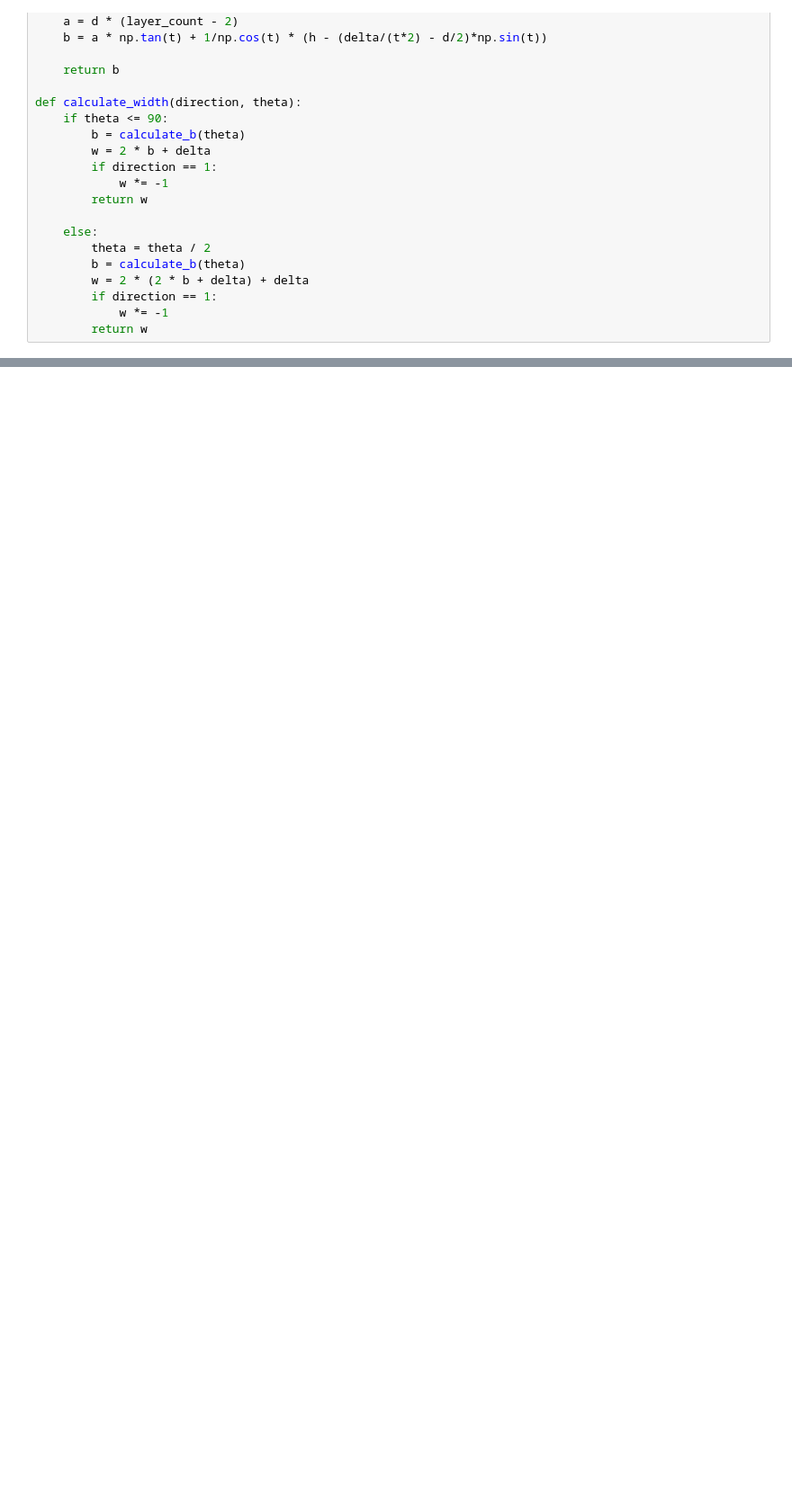
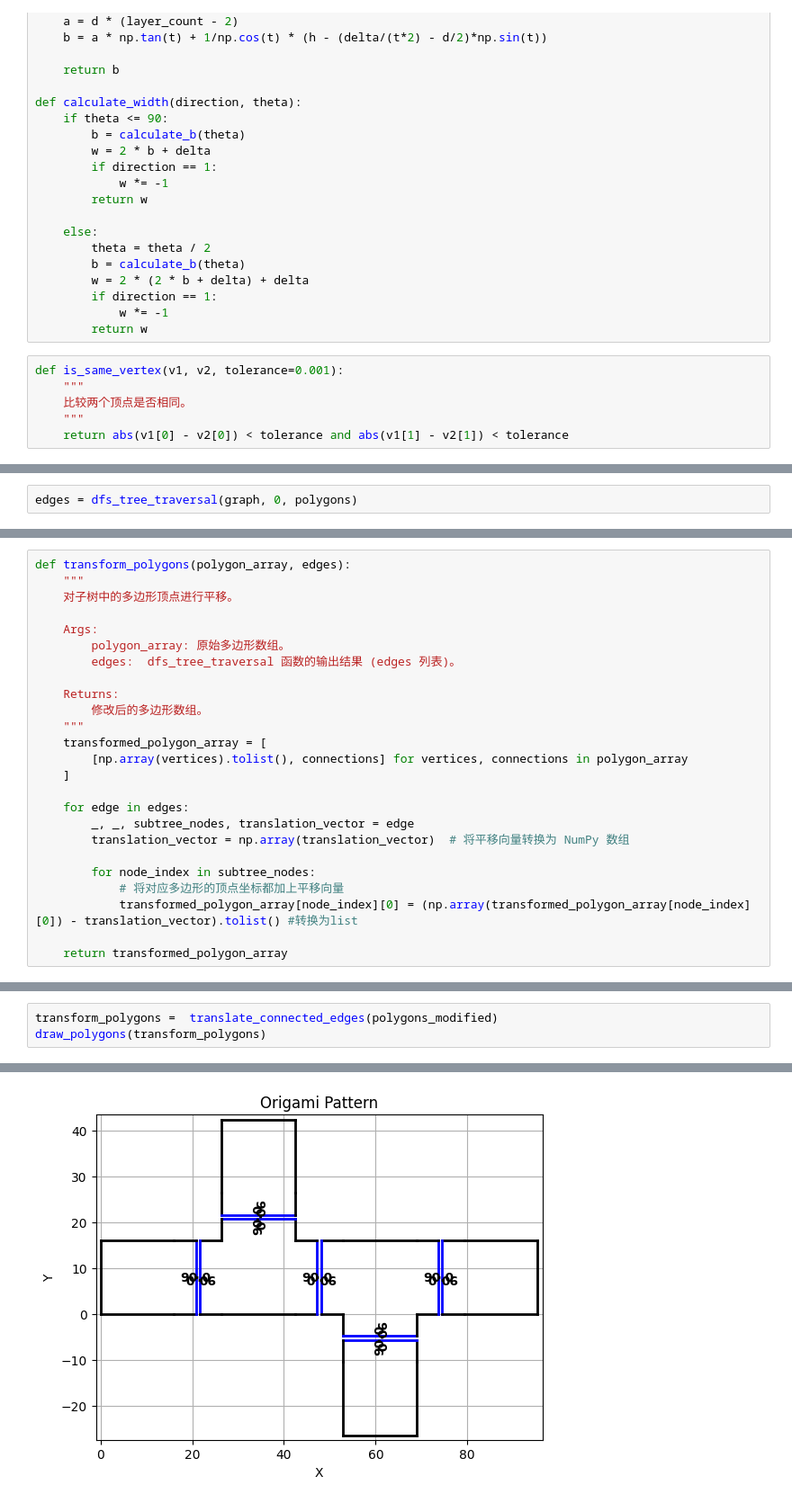
Before and after one commit to King-Bridge/origami_gcode_generator, a Jupyter notebook: debug.ipynb, the cells around one changed output, grey strips where cells are left out. Shown at 90% size. Drawn from its saved outputs; the diff is of its cells as text; blank space fills up the shorter version.

```diff
--- a/debug.ipynb
+++ b/debug.ipynb
@@ -144,6 +144,12 @@ def calculate_width(direction, theta):
         if direction == 1:
             w *= -1
         return w
+# %%
+def is_same_vertex(v1, v2, tolerance=0.001):
+    """
+    比较两个顶点是否相同。
+    """
+    return abs(v1[0] - v2[0]) < tolerance and abs(v1[1] - v2[1]) < tolerance
 # %%
 def polygon_array_to_graph(polygon_array):
     """
@@ -229,0 +309,2 @@ NodeDataView({0: {}, 1: {}, 2: {}, 3: {}, 4: {}, 5: {}})
+# %%
+edges = dfs_tree_traversal(graph, 0, polygons)
@@ -229,0 +319,25 @@ NodeDataView({0: {}, 1: {}, 2: {}, 3: {}, 4: {}, 5: {}})
+# %%
+def transform_polygons(polygon_array, edges):
+    """
+    对子树中的多边形顶点进行平移。
+
+    Args:
+        polygon_array: 原始多边形数组。
+        edges:  dfs_tree_traversal 函数的输出结果 (edges 列表)。
+
+    Returns:
+        修改后的多边形数组。
+    """
+    transformed_polygon_array = [
+        [np.array(vertices).tolist(), connections] for vertices, connections in polygon_array
+    ]
+
+    for edge in edges:
+        _, _, subtree_nodes, translation_vector = edge
+        translation_vector = np.array(translation_vector)  # 将平移向量转换为 NumPy 数组
+
+        for node_index in subtree_nodes:
+            # 将对应多边形的顶点坐标都加上平移向量
+            transformed_polygon_array[node_index][0] = (np.array(transformed_polygon_array[node_index][0]) - translation_vector).tolist() #转换为list
+
+    return transformed_polygon_array
@@ -229,0 +435,4 @@ NodeDataView({0: {}, 1: {}, 2: {}, 3: {}, 4: {}, 5: {}})
+# %%
+transform_polygons =  translate_connected_edges(polygons_modified)
+draw_polygons(transform_polygons)
+# %% [output]
@@ -229,0 +445 @@ NodeDataView({0: {}, 1: {}, 2: {}, 3: {}, 4: {}, 5: {}})
+[figure, added]
```
Also changed, not shown: parts of 15 cells of this notebook, 7 other files.
